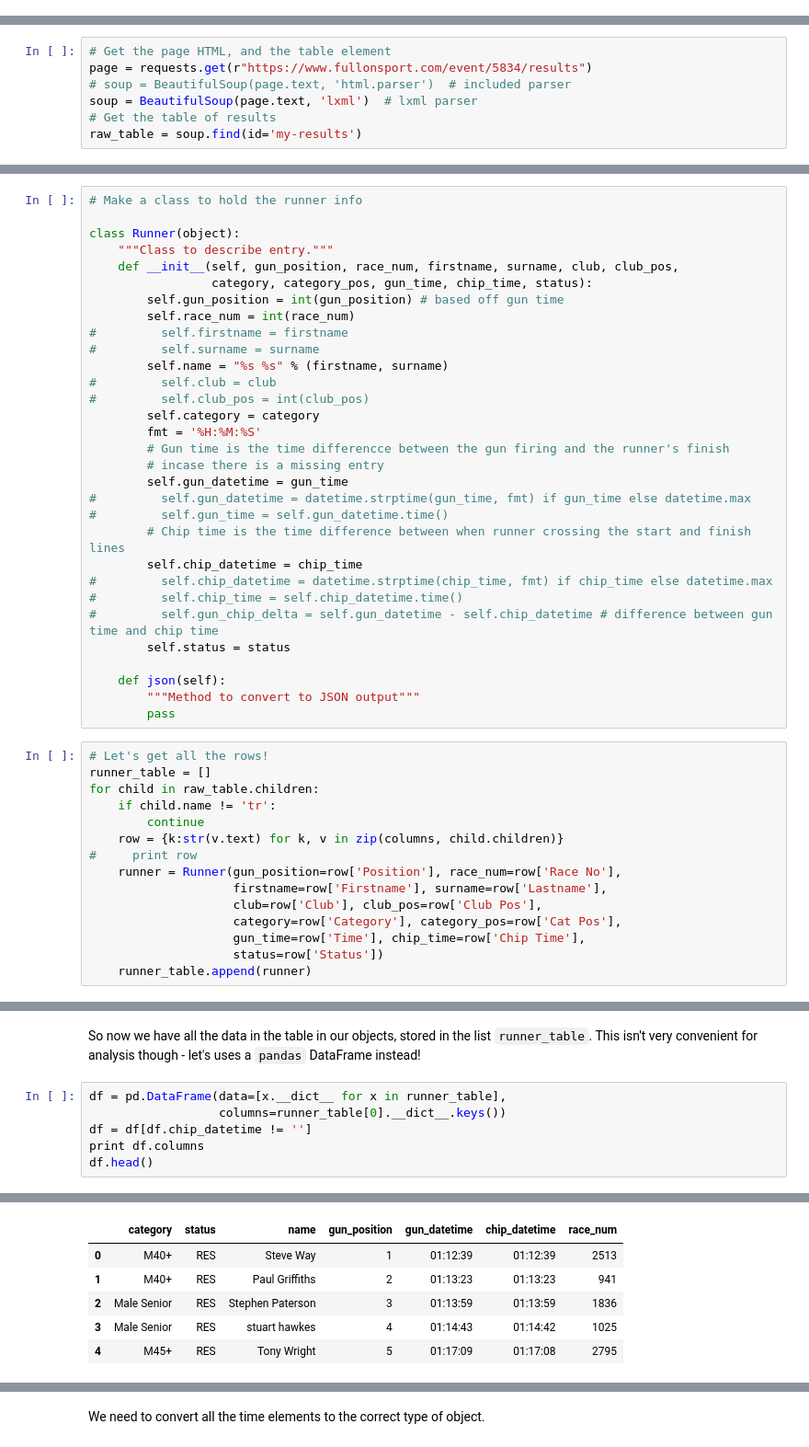
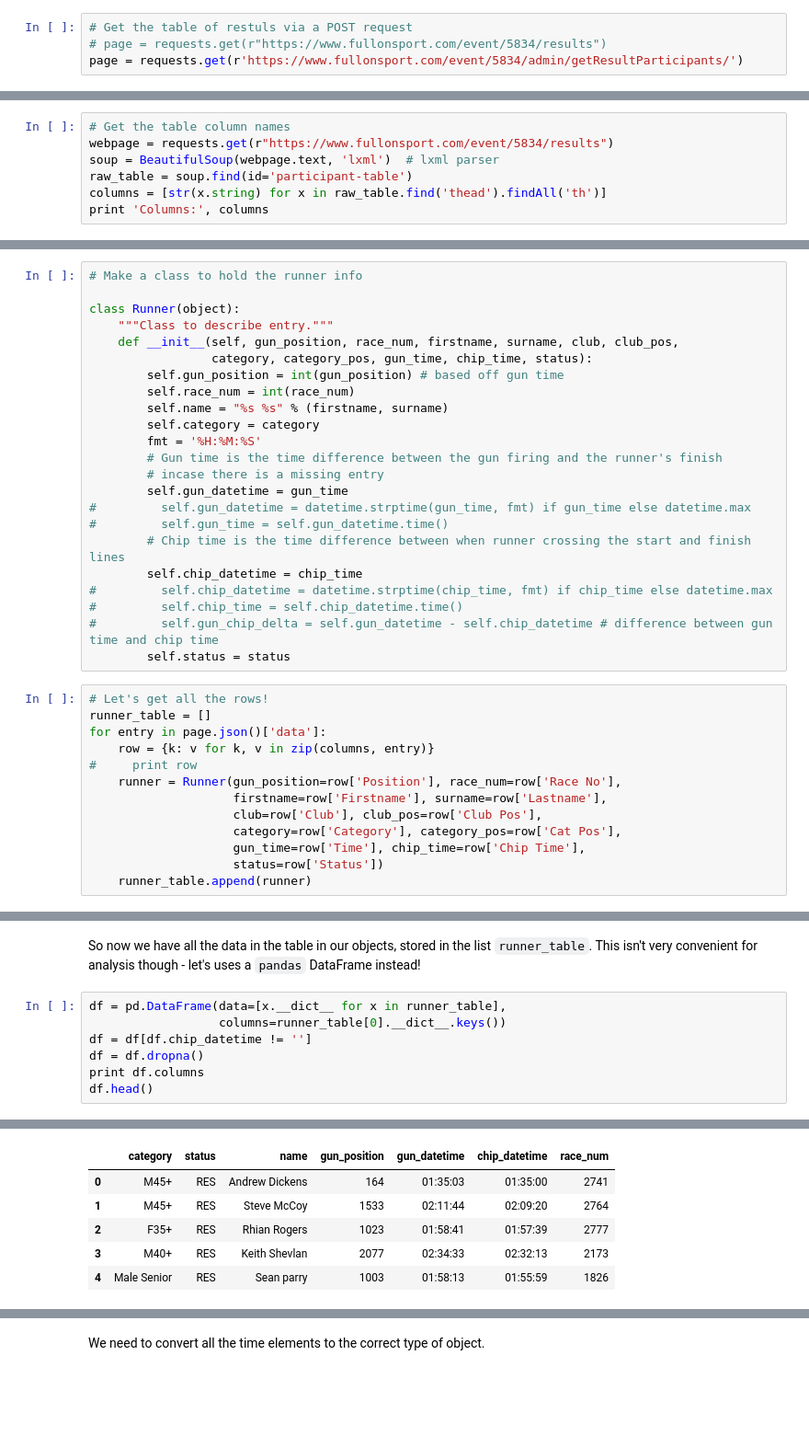
Before and after one commit to raggleton/SevernBridgeHalf, a Jupyter notebook: Severn Bridge Half Marathon.ipynb, the cells around one changed output, grey strips where cells are left out. Shown: that part at 92% size. Cells and saved outputs as stored; diff of their text form; blank space fills up the shorter version.

Commit message:
Update how results are pulled form webpage, since they now use a different page

```diff
--- a/Severn Bridge Half Marathon.ipynb
+++ b/Severn Bridge Half Marathon.ipynb
@@ -40,0 +58,4 @@ First, we need to scrape the table of results from the website. Let's use `reque
+# %%
+# Get the table of restuls via a POST request
+# page = requests.get(r"https://www.fullonsport.com/event/5834/results")
+page = requests.get(r'https://www.fullonsport.com/event/5834/admin/getResultParticipants/')
@@ -41,7 +72,7 @@ First, we need to scrape the table of results from the website. Let's use `reque
 # %%
-# Get the page HTML, and the table element
-page = requests.get(r"https://www.fullonsport.com/event/5834/results")
-# soup = BeautifulSoup(page.text, 'html.parser')  # included parser
-soup = BeautifulSoup(page.text, 'lxml')  # lxml parser
-# Get the table of results
-raw_table = soup.find(id='my-results')
+# Get the table column names
+webpage = requests.get(r"https://www.fullonsport.com/event/5834/results")
+soup = BeautifulSoup(webpage.text, 'lxml')  # lxml parser
+raw_table = soup.find(id='participant-table')
+columns = [str(x.string) for x in raw_table.find('thead').findAll('th')]
+print 'Columns:', columns
@@ -60,14 +87,10 @@ class Runner(object):
                  category, category_pos, gun_time, chip_time, status):
         self.gun_position = int(gun_position) # based off gun time
         self.race_num = int(race_num)
-#         self.firstname = firstname
-#         self.surname = surname
         self.name = "%s %s" % (firstname, surname)
-#         self.club = club
-#         self.club_pos = int(club_pos)
         self.category = category
         fmt = '%H:%M:%S'
-        # Gun time is the time differencce between the gun firing and the runner's finish
+        # Gun time is the time difference between the gun firing and the runner's finish
         # incase there is a missing entry
         self.gun_datetime = gun_time
 #         self.gun_datetime = datetime.strptime(gun_time, fmt) if gun_time else datetime.max
@@ -78,17 +101,11 @@ class Runner(object):
 #         self.chip_time = self.chip_datetime.time()
 #         self.gun_chip_delta = self.gun_datetime - self.chip_datetime # difference between gun time and chip time
         self.status = status
-
-    def json(self):
-        """Method to convert to JSON output"""
-        pass
 # %%
 # Let's get all the rows!
 runner_table = []
-for child in raw_table.children:
-    if child.name != 'tr':
-        continue
-    row = {k:str(v.text) for k, v in zip(columns, child.children)}
+for entry in page.json()['data']:
+    row = {k: v for k, v in zip(columns, entry)}
 #     print row
     runner = Runner(gun_position=row['Position'], race_num=row['Race No'],
                     firstname=row['Firstname'], surname=row['Lastname'],
@@ -116,16 +133,17 @@ So now we have all the data in the table in our objects, stored in the list `run
 # %%
 df = pd.DataFrame(data=[x.__dict__ for x in runner_table],
                   columns=runner_table[0].__dict__.keys())
 df = df[df.chip_datetime != '']
+df = df.dropna()
 print df.columns
 df.head()
 # %% [output]
 Index([u'category', u'status', u'name', u'gun_position', u'gun_datetime',
        u'chip_datetime', u'race_num'],
       dtype='object')
 |  | category | status | name | gun_position | gun_datetime | chip_datetime | race_num |
-| 0 | M40+ | RES | Steve Way | 1 | 01:12:39 | 01:12:39 | 2513 |
-| 1 | M40+ | RES | Paul Griffiths | 2 | 01:13:23 | 01:13:23 | 941 |
-| 2 | Male Senior | RES | Stephen Paterson | 3 | 01:13:59 | 01:13:59 | 1836 |
-| 3 | Male Senior | RES | stuart hawkes | 4 | 01:14:43 | 01:14:42 | 1025 |
-| 4 | M45+ | RES | Tony Wright | 5 | 01:17:09 | 01:17:08 | 2795 |
+| 0 | M45+ | RES | Andrew Dickens | 164 | 01:35:03 | 01:35:00 | 2741 |
+| 1 | M45+ | RES | Steve McCoy | 1533 | 02:11:44 | 02:09:20 | 2764 |
+| 2 | F35+ | RES | Rhian Rogers | 1023 | 01:58:41 | 01:57:39 | 2777 |
+| 3 | M40+ | RES | Keith Shevlan | 2077 | 02:34:33 | 02:32:13 | 2173 |
+| 4 | Male Senior | RES | Sean parry | 1003 | 01:58:13 | 01:55:59 | 1826 |
```
Also changed, not shown: parts of 34 cells of this notebook.
